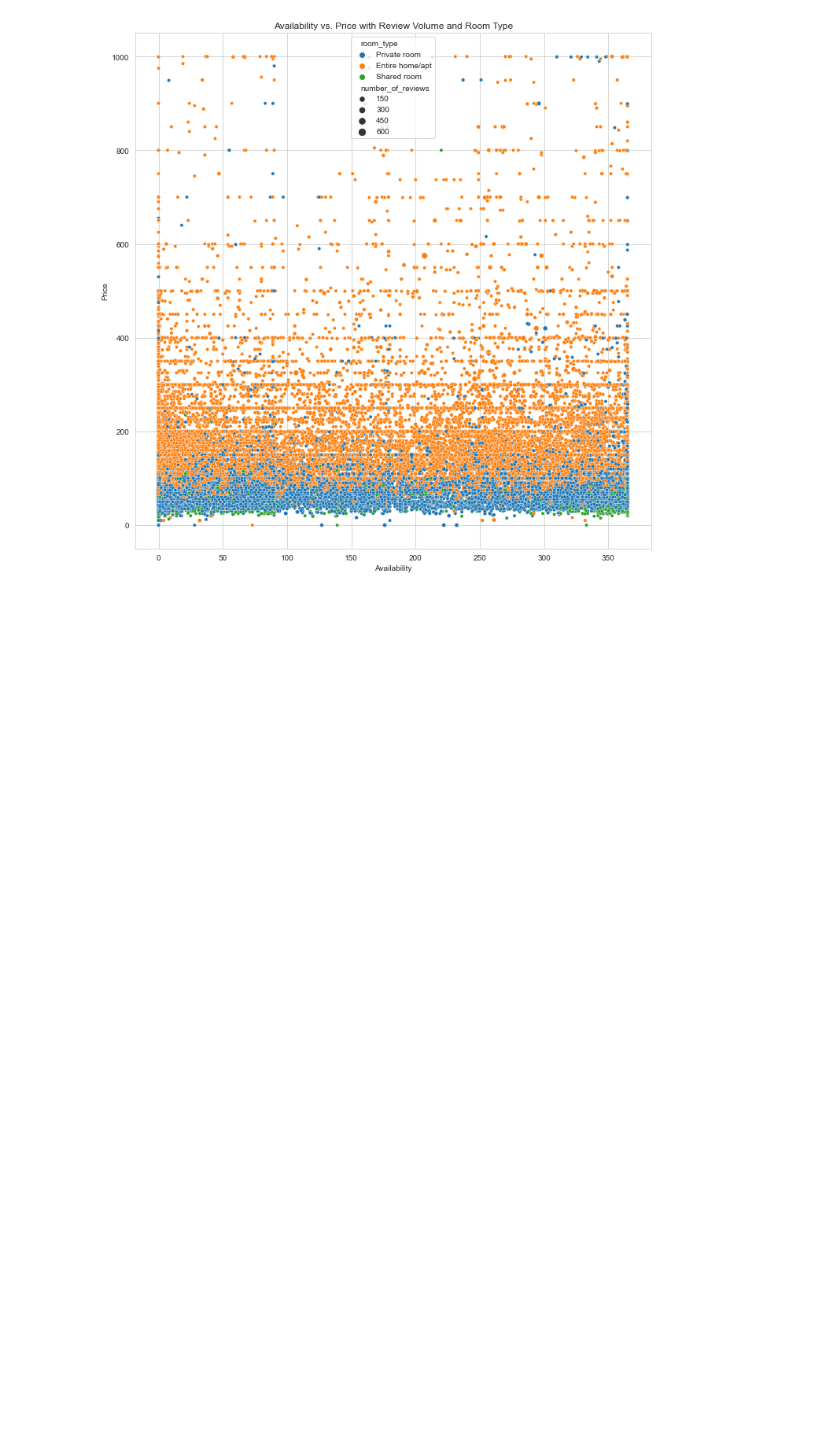
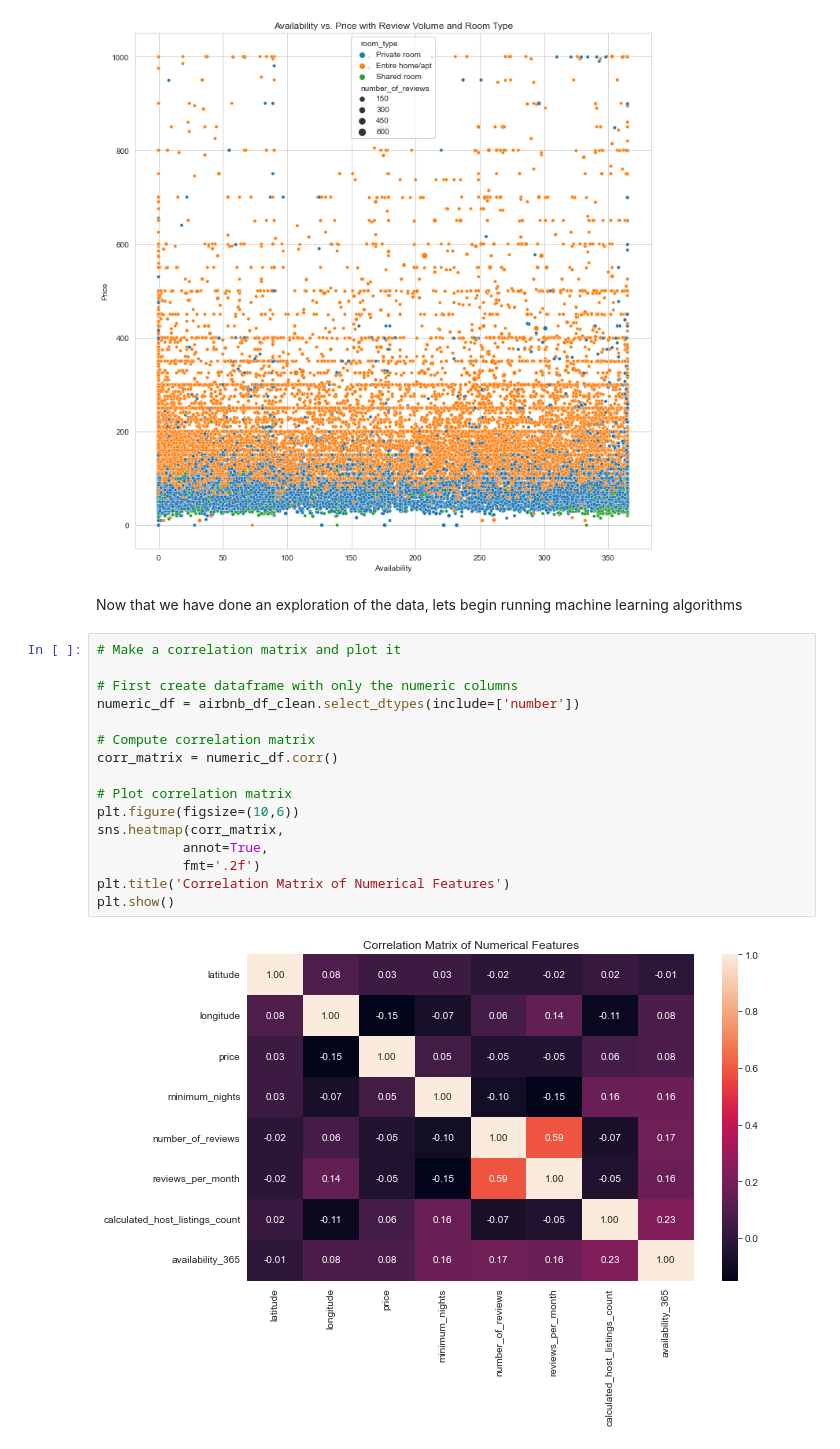
Before and after one commit to mrawlin6/AirBNB_Listings, a Jupyter notebook: AirBNB_DATA/AirBNB_EDA.ipynb, the cells around one changed output. Drawn from its saved outputs; the diff is of its cells as text; blank space fills up the shorter version.

```diff
--- a/AirBNB_DATA/AirBNB_EDA.ipynb
+++ b/AirBNB_DATA/AirBNB_EDA.ipynb
@@ -883,3 +880,23 @@ plt.tight_layout()
 plt.show()
 # %% [output]
 [figure]
+# %% [markdown]
+Now that we have done an exploration of the data, lets begin running machine learning algorithms
+# %%
+# Make a correlation matrix and plot it
+
+# First create dataframe with only the numeric columns
+numeric_df = airbnb_df_clean.select_dtypes(include=['number'])
+
+# Compute correlation matrix
+corr_matrix = numeric_df.corr()
+
+# Plot correlation matrix
+plt.figure(figsize=(10,6))
+sns.heatmap(corr_matrix,
+           annot=True,
+           fmt='.2f')
+plt.title('Correlation Matrix of Numerical Features')
+plt.show()
+# %% [output]
+[figure, added]
```
Also changed, not shown: parts of 18 cells of this notebook.
